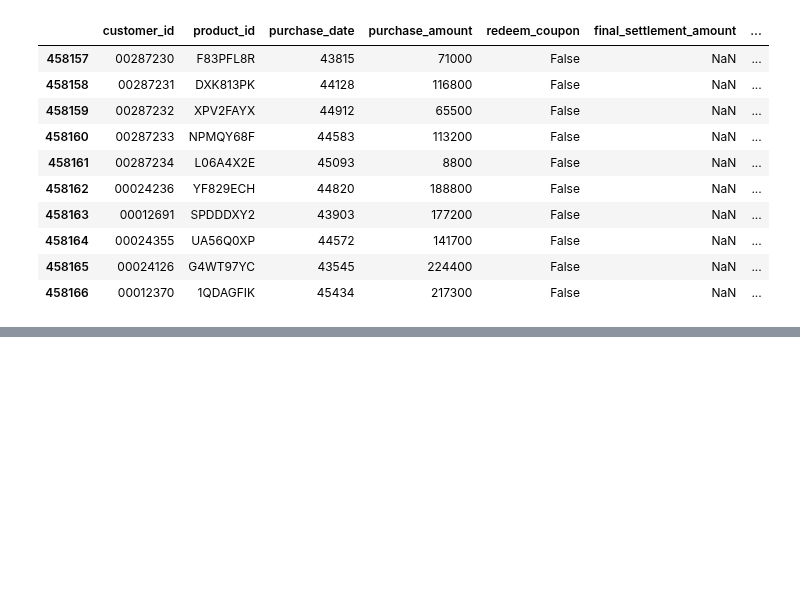
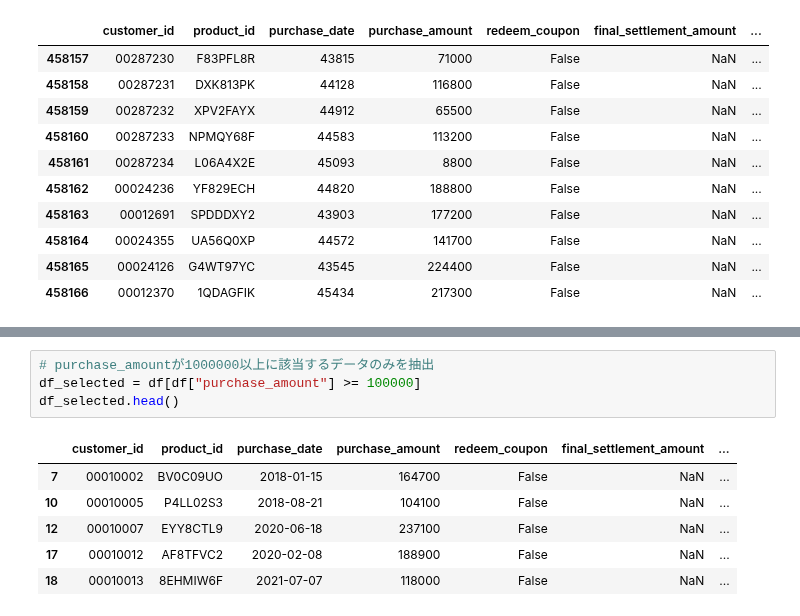
Before and after one commit to maton369/Data_Preprocessing_For_Data_Analyze, a Jupyter notebook: code/05_sort_filter.ipynb, the cells around one changed output, grey strips where cells are left out. Drawn from its saved outputs; the diff is of its cells as text; blank space fills up the shorter version.

```diff
--- a/code/05_sort_filter.ipynb
+++ b/code/05_sort_filter.ipynb
@@ -187,0 +232,11 @@ last_10_rows
+# %%
+# purchase_amountが1000000以上に該当するデータのみを抽出
+df_selected = df[df["purchase_amount"] >= 100000]
+df_selected.head()
+# %% [output]
+|  | customer_id | product_id | purchase_date | purchase_amount | redeem_coupon | final_settlement_amount | ... |
+| 7 | 00010002 | BV0C09UO | 2018-01-15 | 164700 | False | NaN | ... |
+| 10 | 00010005 | P4LL02S3 | 2018-08-21 | 104100 | False | NaN | ... |
+| 12 | 00010007 | EYY8CTL9 | 2020-06-18 | 237100 | False | NaN | ... |
+| 17 | 00010012 | AF8TFVC2 | 2020-02-08 | 188900 | False | NaN | ... |
+| 18 | 00010013 | 8EHMIW6F | 2021-07-07 | 118000 | False | NaN | ... |
```
Also changed, not shown: parts of 3 cells of this notebook.
